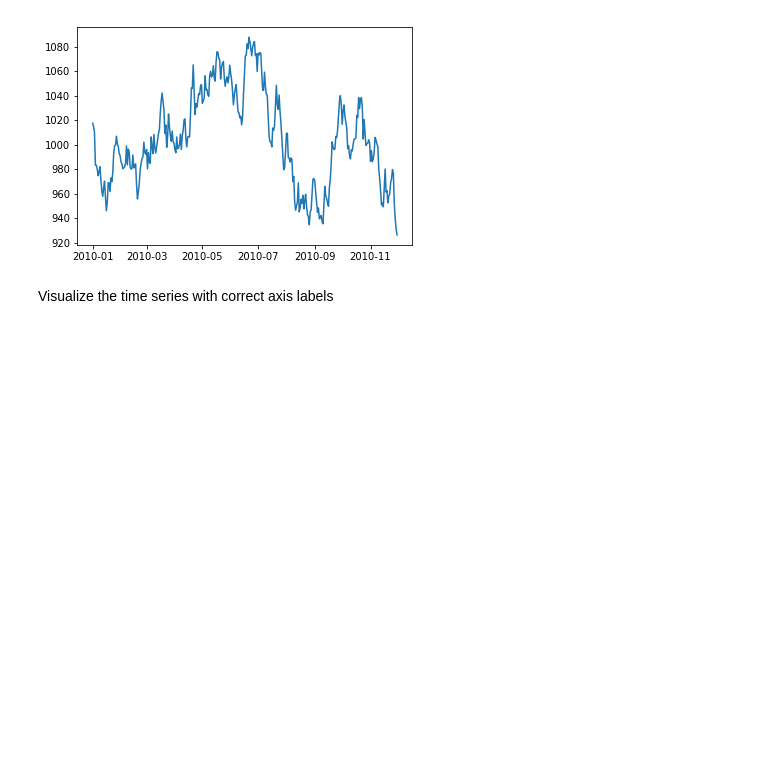
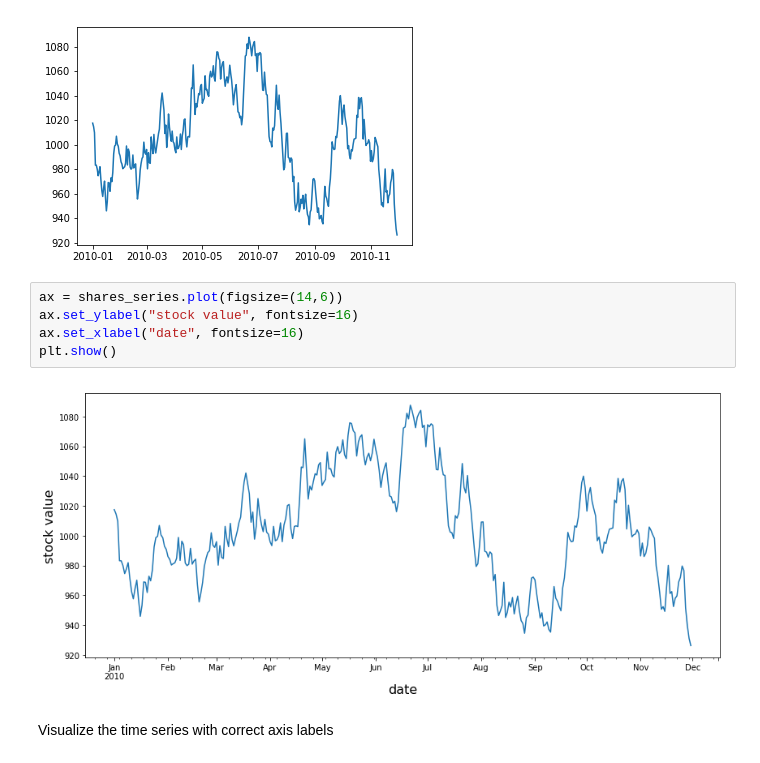
Before and after one commit to colemiller94/dsc-3-26-03-basic-time-series-models-lab-nyc-ds-career-012819, a Jupyter notebook: index.ipynb, the cells around one changed output. Drawn from its saved outputs; the diff is of its cells as text; blank space fills up the shorter version.

```diff
--- a/index.ipynb
+++ b/index.ipynb
@@ -136,6 +136,13 @@ plt.plot(shares_series)
 # %% [output]
 [<matplotlib.lines.Line2D at 0x...>]
 [figure]
+# %%
+ax = shares_series.plot(figsize=(14,6))
+ax.set_ylabel("stock value", fontsize=16)
+ax.set_xlabel("date", fontsize=16)
+plt.show()
+# %% [output]
+[figure, added]
 # %% [markdown]
 Visualize the time series with correct axis labels
 # %%
```
